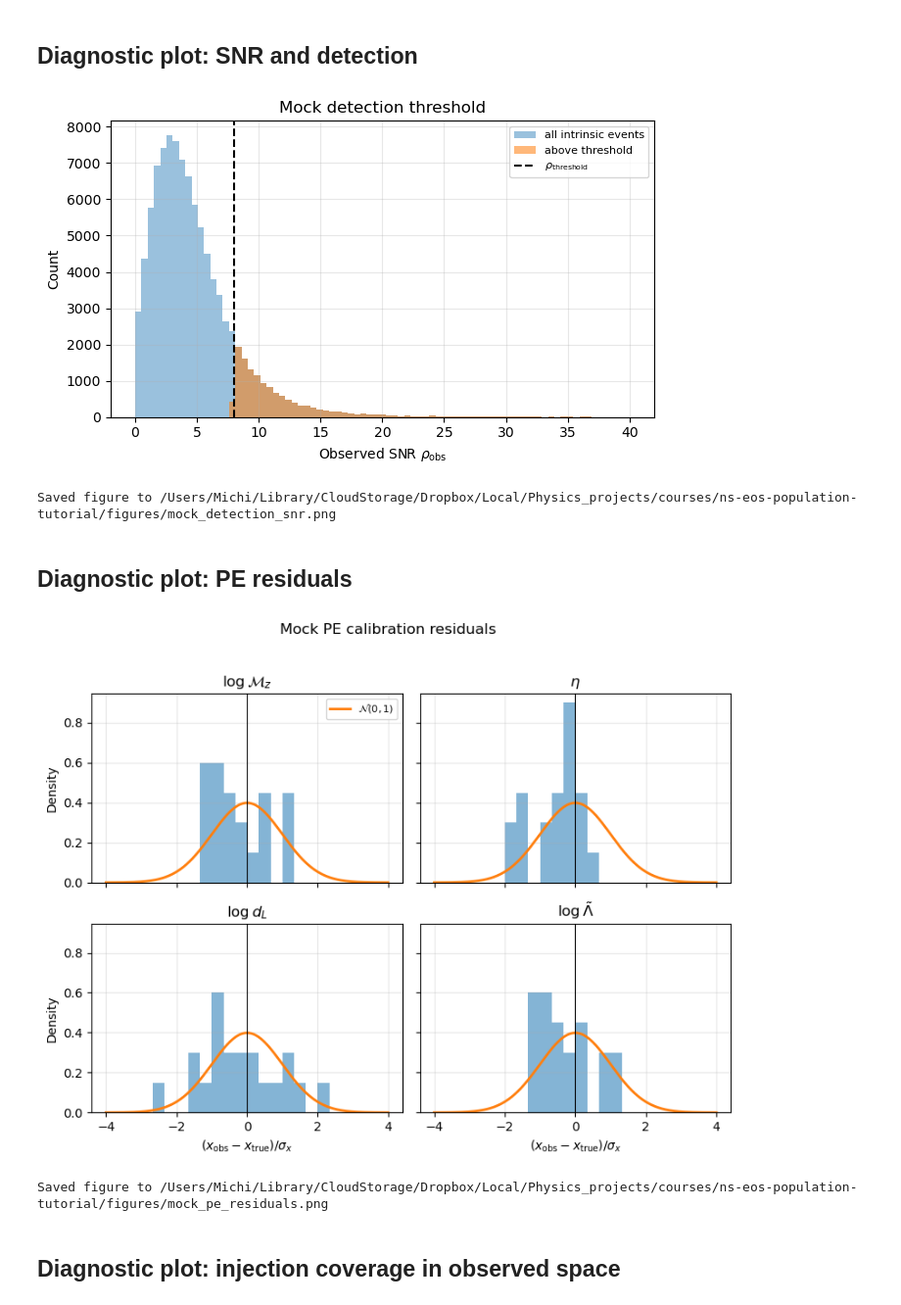
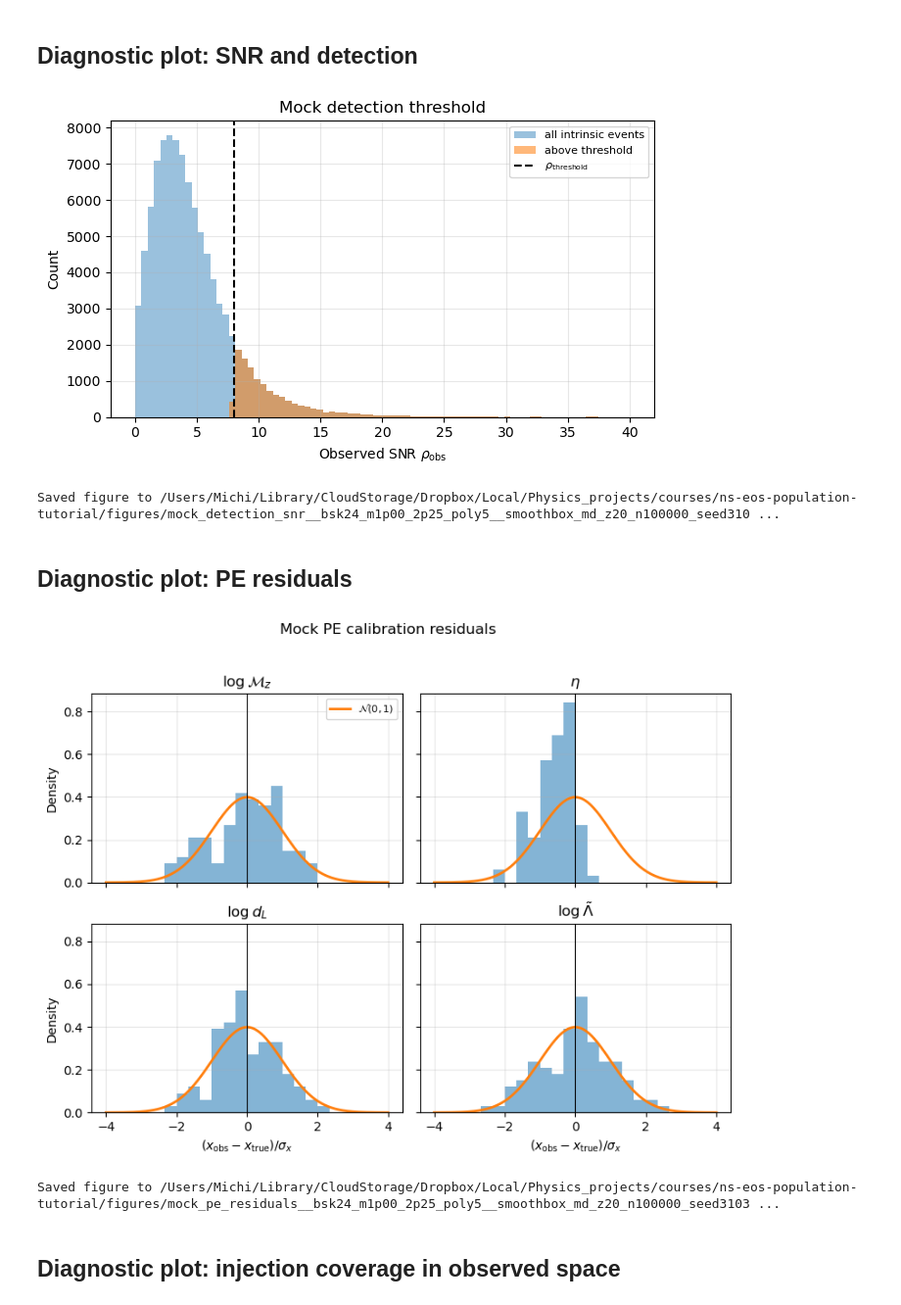
Before and after one commit to Mik3M4n/ns-eos-population-tutorial, a Jupyter notebook: notebooks/02_mock_parameter_estimation.ipynb, the cells around one changed output. Shown at 98% size. Saved outputs shown, nothing was run; the diff lists cells and outputs as text; code cells hidden in the pictures.

Commit message:
tutorial ready

```diff
--- a/notebooks/02_mock_parameter_estimation.ipynb
+++ b/notebooks/02_mock_parameter_estimation.ipynb
@@ -90,14 +105,14 @@ The detector sensitivity is controlled by `rho_ref`: a source with detector-fram
 
 The catalog size is controlled independently by `target_n_detected`. This represents observing time, not detector sensitivity.
 # %%
-seed = 24680
+seed = 1871
 rng = np.random.default_rng(seed)
 
 # Observed catalog size.
-target_n_detected = 20
+target_n_detected = 100
 
 # Number of posterior samples per detected event.
-n_pe_samples = 500
+n_pe_samples = 5000
 
 # Simple SNR normalization.
 rho_ref = 80.0
@@ -113,7 +128,37 @@ sigma_log_dl_ref = 0.30
 sigma_log_lambdatilde_ref = 0.50
 
 # Injection settings for the selection correction.
-n_inj_drawn = 100_000
+n_inj_drawn = 200_000
 z_draw_max = 20.0
-inj_edge_width = 0.05
+inj_edge_width = 0.001
 inj_edge_pdf_value = 1e-10
+
+m_min_inj = 0.7
+m_max_inj = 2.278
+alpha_z_inj = 0.
+beta_z_inj = 2.
+z_p_inj = 1.
+
+def number_tag(x):
+    x = float(x)
+    if x.is_integer():
+        return str(int(x))
+    return f"{x:g}".replace(".", "p").replace("-", "m")
+
+detpe_tag = (
+    f"det_rho{number_tag(rho_ref)}"
+    f"_thr{number_tag(rho_threshold)}"
+    f"_nev{target_n_detected}"
+    f"_pe{n_pe_samples}"
+    f"_seed{seed}"
+)
+
+inj_tag = (
+    f"inj_n{n_inj_drawn}"
+    f"_z{number_tag(z_draw_max)}"
+    f"_edge{number_tag(inj_edge_width)}"
+    f"_seed{seed}"
+)
+
+print(f"Detection/PE tag: {detpe_tag}")
+print(f"Injection tag: {inj_tag}")
@@ -632,14 +768,14 @@ ax.legend(fontsize=8)
 ax.grid(alpha=0.3)
 
 fig.tight_layout()
-figure_path = figures_dir / "mock_detection_snr.png"
+figure_path = figures_dir / f"mock_detection_snr__{eos_tag}__{pop_tag}__{detpe_tag}.png"
 fig.savefig(figure_path, dpi=200)
 plt.show()
 
 print(f"Saved figure to {figure_path}")
 # %% [output]
-[figure, old version]
+[figure, new version]
-Saved figure to /Users/Michi/Library/CloudStorage/Dropbox/Local/Physics_projects/courses/ns-eos-population-tutorial/figures/mock_detection_snr.png
+Saved figure to /Users/Michi/Library/CloudStorage/Dropbox/Local/Physics_projects/courses/ns-eos-population-tutorial/figures/mock_detection_snr__bsk24_m1p00_2p25_poly5__smoothbox_md_z20_n100000_seed310 ...
 # %% [markdown]
 ## Diagnostic plot: PE residuals
 # %%
@@ -655,36 +791,36 @@ labels = [
     r"$\eta$",
     r"$\log d_L$",
     r"$\log\tilde{\Lambda}$",
 ]
 
 x = np.linspace(-4.0, 4.0, 500)
 normal_pdf = np.exp(-0.5 * x**2) / np.sqrt(2.0 * np.pi)
 
 fig, axes = plt.subplots(2, 2, figsize=(8.0, 6.0), sharex=True, sharey=True)
 
 for ax, residual, label in zip(axes.ravel(), residuals, labels):
     ax.hist(residual, bins=np.linspace(-4.0, 4.0, 25), density=True, alpha=0.55)
     ax.plot(x, normal_pdf, lw=2.0, label=r"$\mathcal{N}(0,1)$")
     ax.axvline(0.0, color="black", lw=0.8)
     ax.set_title(label)
     ax.grid(alpha=0.3)
 
 axes[0, 0].set_ylabel("Density")
 axes[1, 0].set_ylabel("Density")
 axes[1, 0].set_xlabel(r"$(x_{\rm obs}-x_{\rm true})/\sigma_x$")
 axes[1, 1].set_xlabel(r"$(x_{\rm obs}-x_{\rm true})/\sigma_x$")
 axes[0, 0].legend(fontsize=8)
 
 fig.suptitle("Mock PE calibration residuals", y=1.02)
 fig.tight_layout()
-figure_path = figures_dir / "mock_pe_residuals.png"
+figure_path = figures_dir / f"mock_pe_residuals__{eos_tag}__{pop_tag}__{detpe_tag}.png"
 fig.savefig(figure_path, dpi=200, bbox_inches="tight")
 plt.show()
 
 print(f"Saved figure to {figure_path}")
 # %% [output]
-[figure, old version]
+[figure, new version]
-Saved figure to /Users/Michi/Library/CloudStorage/Dropbox/Local/Physics_projects/courses/ns-eos-population-tutorial/figures/mock_pe_residuals.png
+Saved figure to /Users/Michi/Library/CloudStorage/Dropbox/Local/Physics_projects/courses/ns-eos-population-tutorial/figures/mock_pe_residuals__bsk24_m1p00_2p25_poly5__smoothbox_md_z20_n100000_seed3103 ...
 # %% [markdown]
 ## Diagnostic plot: injection coverage in observed space
 # %%
```
Also changed, not shown: parts of 10 cells of this notebook, 5 other files.
